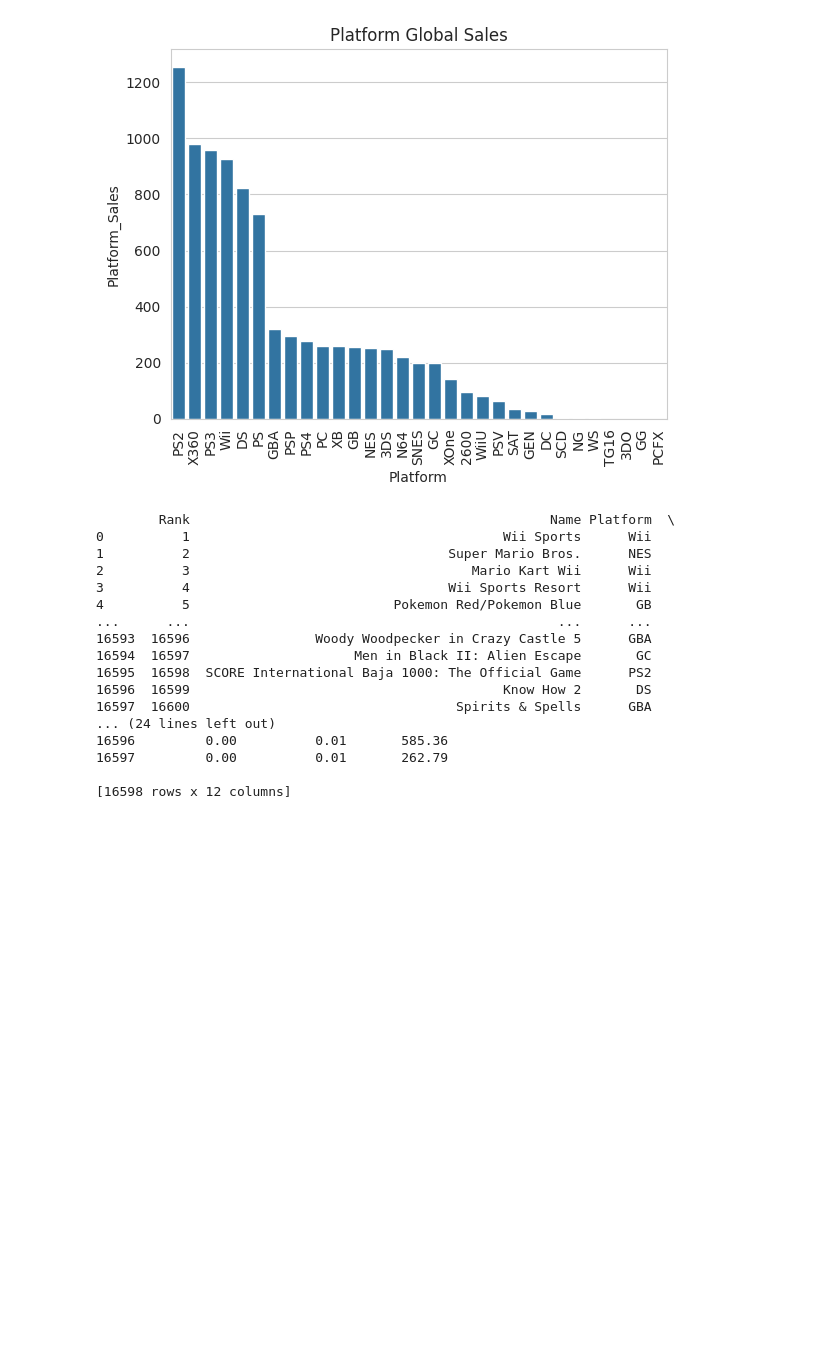
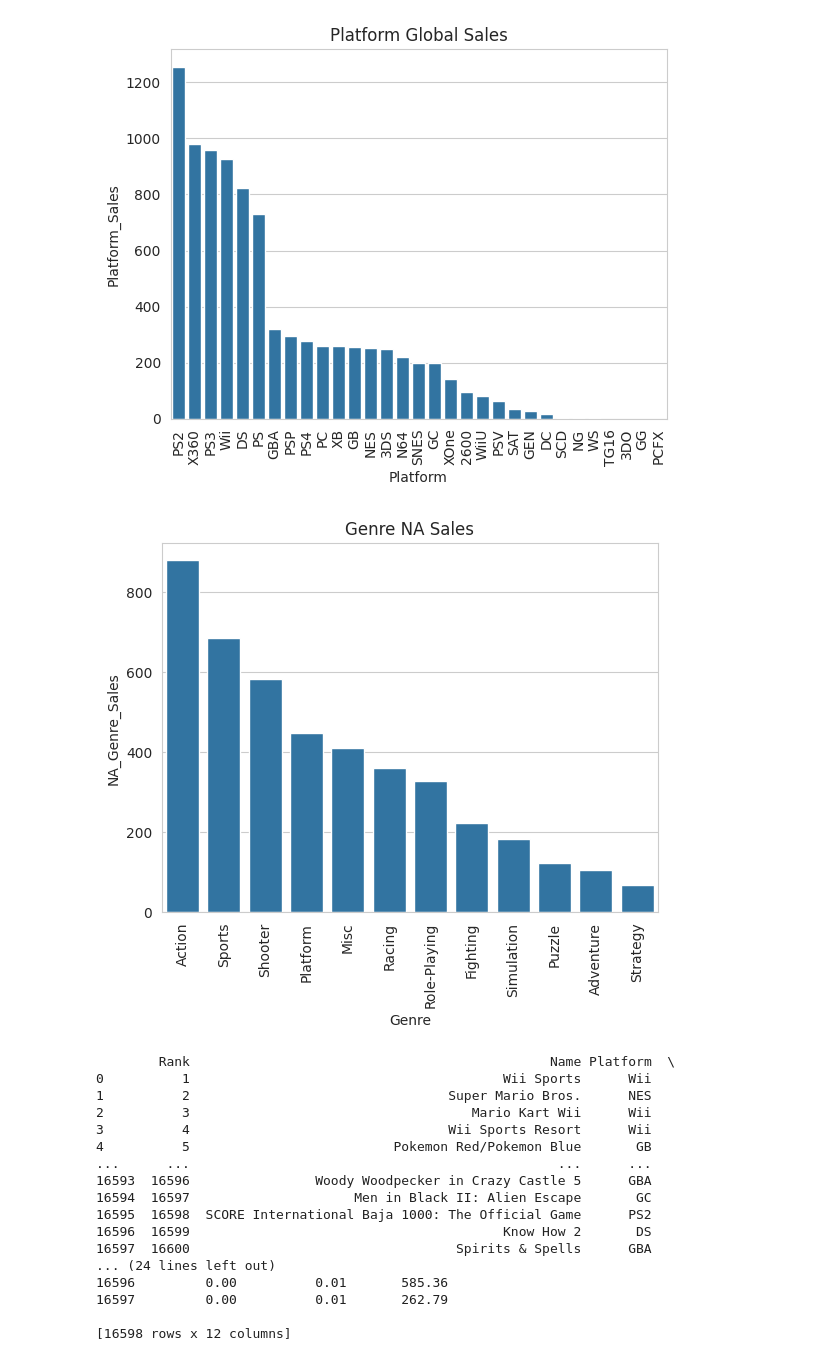
Before and after one commit to t8101349/Colab-, a Jupyter notebook: 05_02_LAB_VideoGameSales_28_王韋博.ipynb, the cells around one changed output. Saved outputs shown, nothing was run; the diff lists cells and outputs as text; code cells hidden in the pictures; blank space fills up the shorter version.

```diff
--- a/05_02_LAB_VideoGameSales_28_王韋博.ipynb
+++ b/05_02_LAB_VideoGameSales_28_王韋博.ipynb
@@ -441,3 +488,17 @@ plt.show()
+# %%
+#練習題
+#請畫出各遊戲種類的北美銷售總額
+clonedata = data.copy()
+clonedata['NA_Genre_Sales'] = clonedata.groupby(by= ['Genre'])[['NA_Sales']].transform(sum)
+#Genre_Sales_order = clonedata.sort_values(by='NA_Genre_Sales', ascending=False).index
+Genre_Sales_order = clonedata.groupby('Genre')['NA_Sales'].sum().sort_values(ascending=False).index
+#print(clonedata)
+sns.barplot(clonedata, x='Genre', y='NA_Genre_Sales' ,order = Genre_Sales_order)
+plt.xticks(rotation=90)
+plt.title('Genre NA Sales')
+plt.show()
+# %% [output]
+[figure, added]
 # %%
 #練習題
 #請畫出各遊戲發行商的北美加歐洲銷售總額
```
Also changed, not shown: parts of 53 cells of this notebook.
